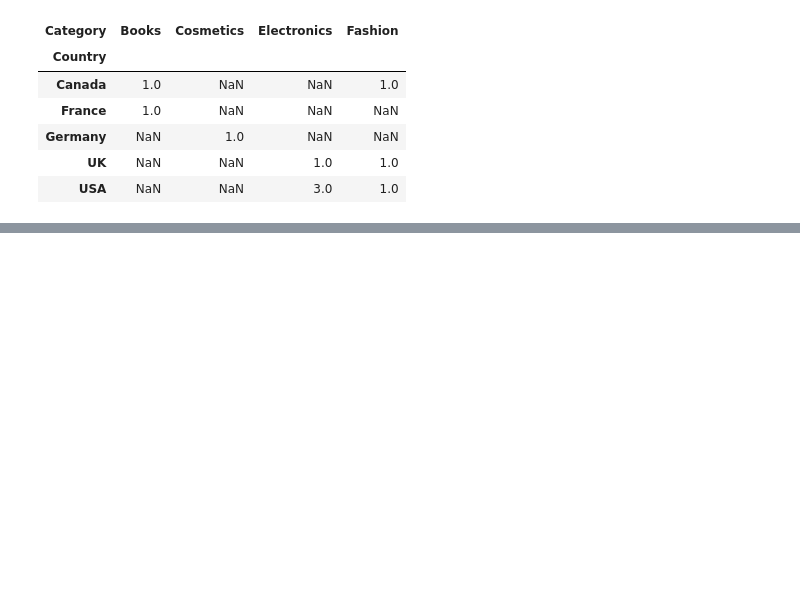
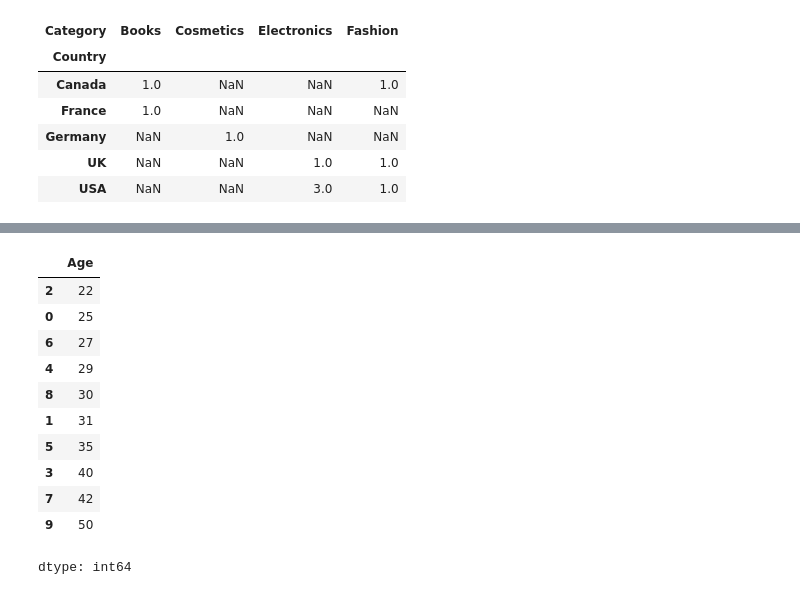
Before and after one commit to Grace-1420/mock_analysis.py, a Jupyter notebook: Copy_of_Notebooks_intro.ipynb, the cells around one changed output, grey strips where cells are left out. Saved outputs shown, nothing was run; the diff lists cells and outputs as text; code cells hidden in the pictures; blank space fills up the shorter version.

```diff
--- a/Copy_of_Notebooks_intro.ipynb
+++ b/Copy_of_Notebooks_intro.ipynb
@@ -93,0 +112,15 @@ pd.pivot_table(df,values = 'Purchase Amount (USD)' , index = 'Country' , columns
+# %%
+df['Age'].sort_values(ascending = True)
+# %% [output]
+|  | Age |
+| 2 | 22 |
+| 0 | 25 |
+| 6 | 27 |
+| 4 | 29 |
+| 8 | 30 |
+| 1 | 31 |
+| 5 | 35 |
+| 3 | 40 |
+| 7 | 42 |
+| 9 | 50 |
+dtype: int64
```
Also changed, not shown: parts of 4 cells of this notebook.
